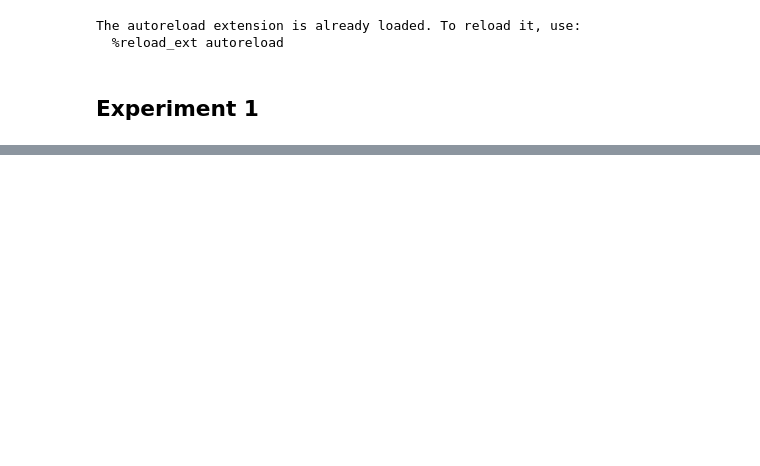
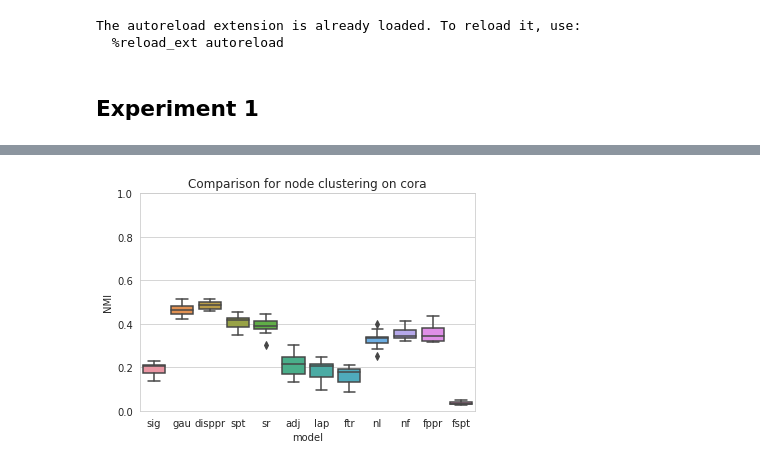
Before and after one commit to richtertill/node_embeddings, a Jupyter notebook: experiments/Experiment_pipeline.ipynb, the cells around one changed output, grey strips where cells are left out. Cells and saved outputs as stored; diff of their text form; code cells hidden in the pictures; blank space fills up the shorter version.

Commit message:
clustering

```diff
--- a/experiments/Experiment_pipeline.ipynb
+++ b/experiments/Experiment_pipeline.ipynb
@@ -39,7 +39,7 @@ The autoreload extension is already loaded. To reload it, use:
 # Experiment 1
 
 exp = {
-    "max_epochs": 1000,
+    "max_epochs": 5000,
     "learning_rate": 1e-2, #Adam
     "weight_decay": 1e-7,
 
@@ -49,12 +49,12 @@ exp = {
     "link_pred_eval_every_n_steps": 20,
     "link_pred_edge_emb_method": "average",
 
-    "node_classification": True,
+    "node_classification": False,
     "node_class_num_rounds": 10,
-    "node_class_train_ratio": 0.8,
+    "node_class_train_ratio": 0.2,
     "node_class_eval_every_n_steps": 50,
 
-    "node_clustering": False,
+    "node_clustering": True,
     "node_clustering_num_rounds": 10,
     "node_clustering_eval_epochs": 2,
 }
@@ -74,9 +74,9 @@ datasets = ["cora","hvr","citeseer", "polblogs"]#, "cora",citeseer", "polblogs",
 
 #Bernoulli
 model_01 = Bernoulli(embedding_dimension=64, decoder='sigmoid') #works!
-model_02 = Bernoulli(embedding_dimension=64, decoder='sigmoid', W_enabled=True)
+#model_02 = Bernoulli(embedding_dimension=64, decoder='sigmoid', W_enabled=True)
 model_03 = Bernoulli(embedding_dimension=64, decoder='gaussian') #works!
-model_04 = Bernoulli(embedding_dimension=64, decoder='exponential') #works!
+#model_04 = Bernoulli(embedding_dimension=64, decoder='exponential') #works!
 model_05 = Bernoulli(embedding_dimension=64, decoder='dist2')
 #model_05 = Bernoulli, exponential with W
 
@@ -114,10 +114,12 @@ model_29 = MatrixFactorization(embedding_dimension=64, similarity_measure='sim_r
 
 # model_14, model_15, model_16,
 embedding_methods = [
-            model_01, model_03,
+            model_01, model_03, model_05,
             model_06,model_07, model_09,
             model_14,model_15,model_16,model_17,
             model_18,model_19,model_20 ]
+
+
 
 
 
@@ -199,7 +201,7 @@ for dataset in datasets:
     dset_ACC.append(total_ACC)
 
 
-headers= [  'sig','gau',
+headers= [  'sig','gau', 'dis',
             'ppr','spt','sr',
             'adj','lap','ftr','nl','nf', 'fppr', 'fspt'
          ]
@@ -274,3 +276,4 @@ Epoch  850, loss = 0.00365
+[figure, added]
 # %%
 
 import pickle
```
Also changed, not shown: parts of 3 cells of this notebook, 30 other files.
